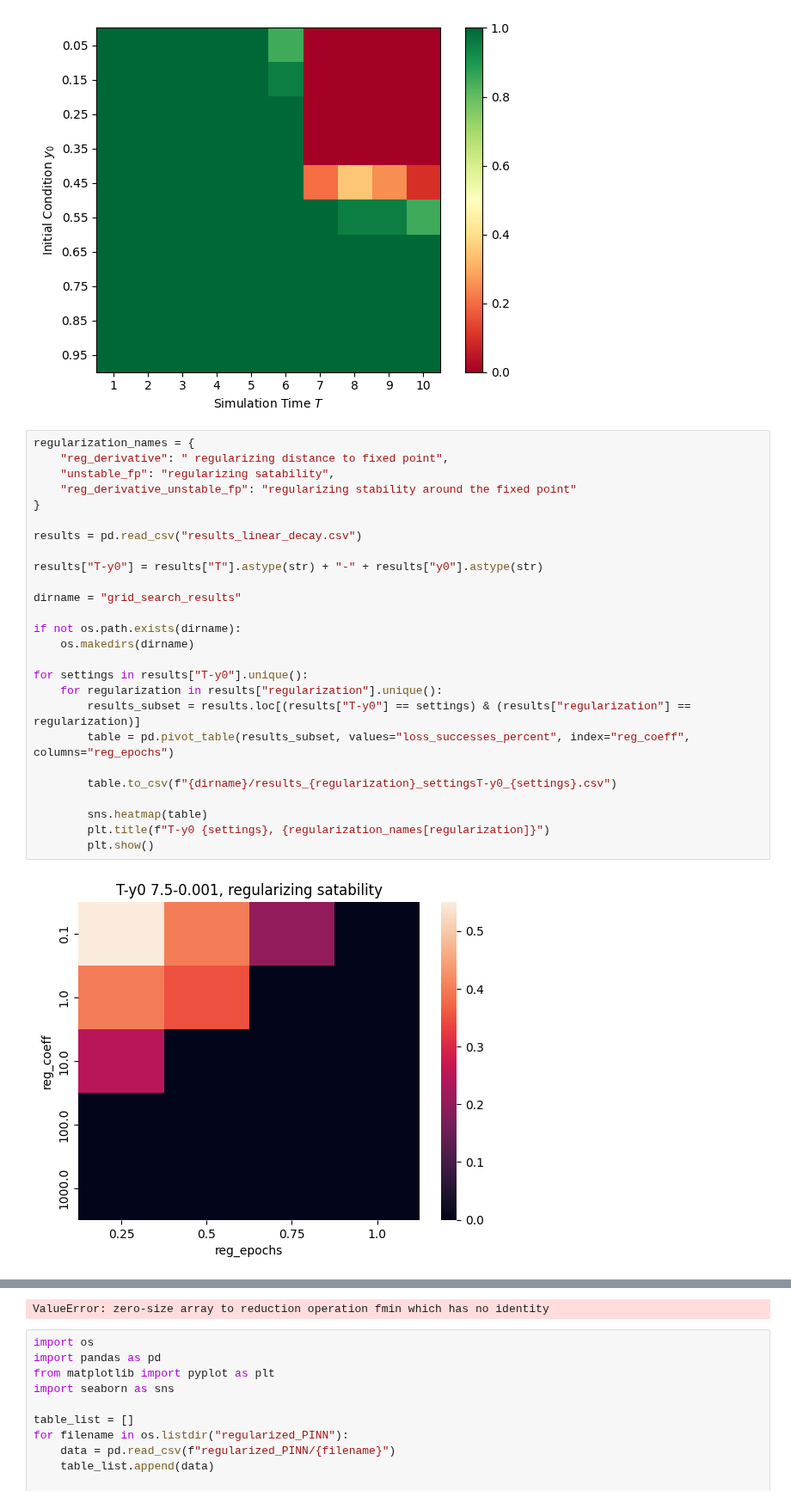
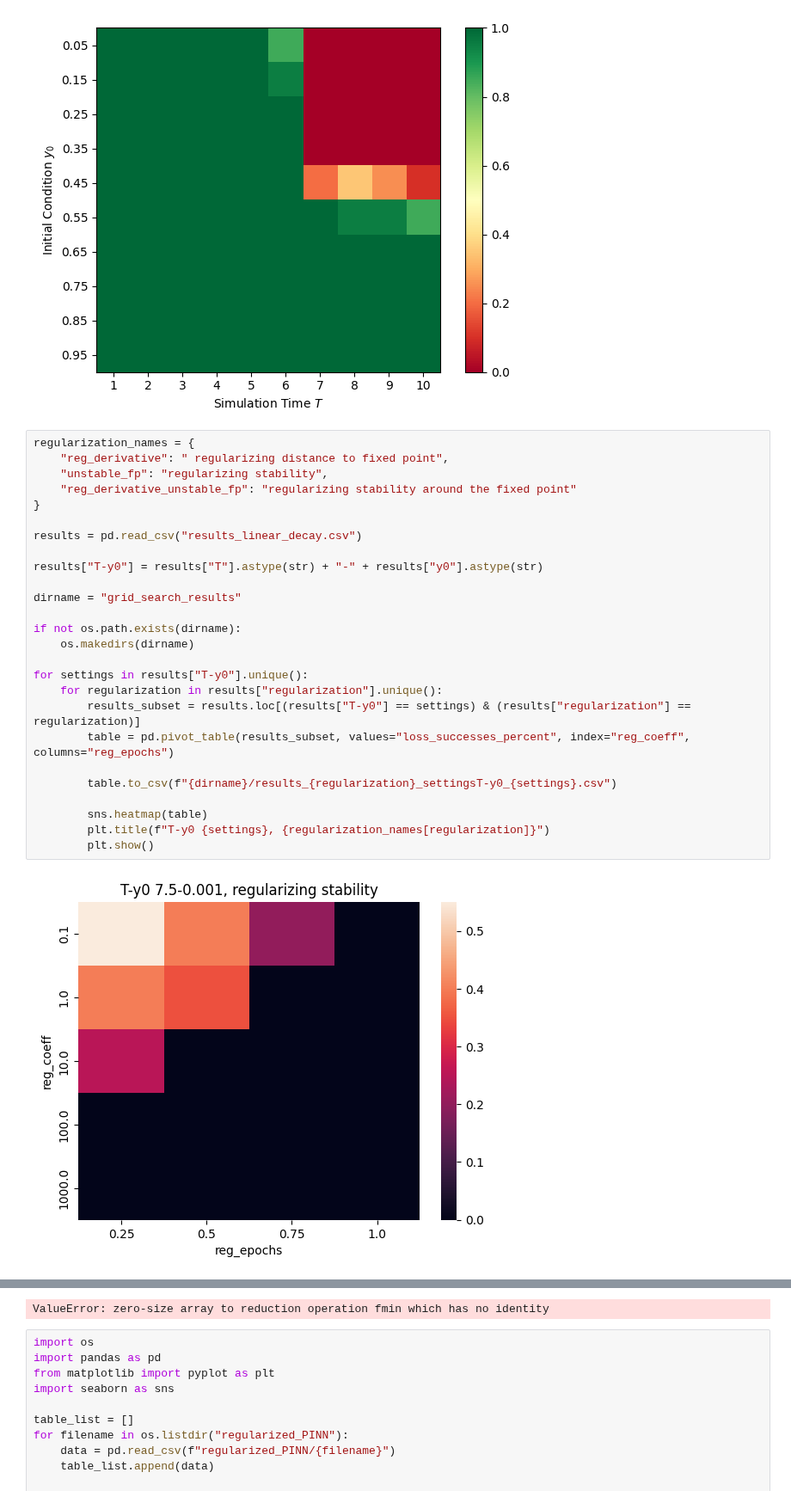
Before and after one commit to losmib/PINNs_fixed_points, a Jupyter notebook: toy_example/results_visualizations.ipynb, the cells around one changed output, grey strips where cells are left out. Shown at 86% size. Saved outputs shown, nothing was run; the diff lists cells and outputs as text.

```diff
--- a/toy_example/results_visualizations.ipynb
+++ b/toy_example/results_visualizations.ipynb
@@ -66,30 +66,30 @@ y0
 # %%
 regularization_names = {
     "reg_derivative": " regularizing distance to fixed point",
-    "unstable_fp": "regularizing satability",
+    "unstable_fp": "regularizing stability",
     "reg_derivative_unstable_fp": "regularizing stability around the fixed point"
 }
 
 results = pd.read_csv("results_linear_decay.csv")
 
 results["T-y0"] = results["T"].astype(str) + "-" + results["y0"].astype(str)
 
 dirname = "grid_search_results"
 
 if not os.path.exists(dirname):
     os.makedirs(dirname)
 
 for settings in results["T-y0"].unique():
     for regularization in results["regularization"].unique():
         results_subset = results.loc[(results["T-y0"] == settings) & (results["regularization"] == regularization)]
         table = pd.pivot_table(results_subset, values="loss_successes_percent", index="reg_coeff", columns="reg_epochs")
 
         table.to_csv(f"{dirname}/results_{regularization}_settingsT-y0_{settings}.csv")
 
         sns.heatmap(table)
         plt.title(f"T-y0 {settings}, {regularization_names[regularization]}")
         plt.show()
 # %% [output]
-[figure, old version]
+[figure, new version]
 [figure]
 [figure]
```
Also changed, not shown: parts of 1 cell of this notebook, 12 other files.
